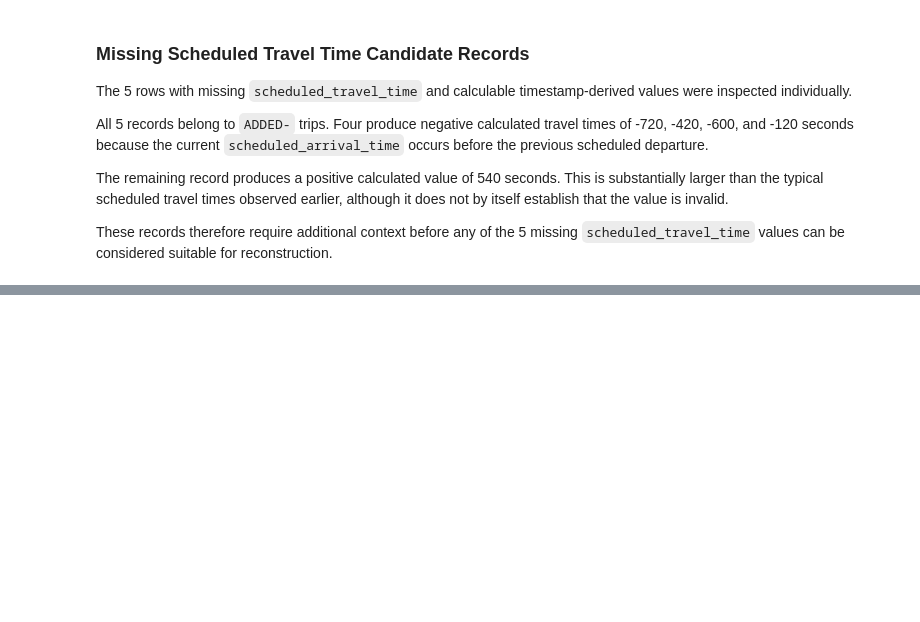
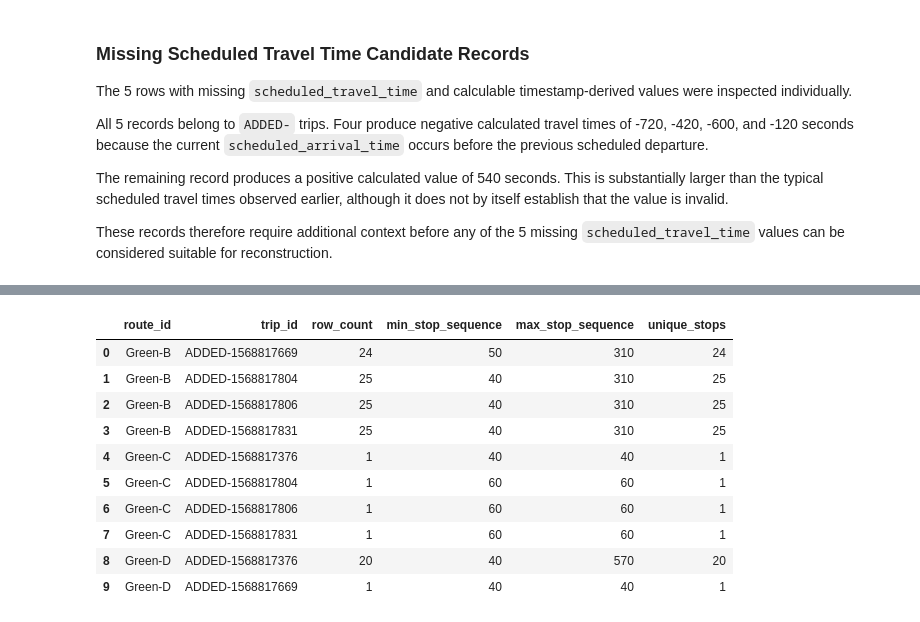
Before and after one commit to rahulcommit/mbta-subway-delay-analysis, a Jupyter notebook: notebooks/01_data_profile.ipynb, the cells around one changed output, grey strips where cells are left out. Drawn from its saved outputs; the diff is of its cells as text; code cells hidden in the pictures; blank space fills up the shorter version.

```diff
--- a/notebooks/01_data_profile.ipynb
+++ b/notebooks/01_data_profile.ipynb
@@ -2109,0 +2266,31 @@ These records therefore require additional context before any of the 5 missing `
+# %%
+scheduled_route_trip_context = (
+    scheduled_check[
+        scheduled_check["trip_id"].isin(
+            scheduled_missing_candidates["trip_id"]
+        )
+    ]
+    .groupby(["route_id", "trip_id"])
+    .agg(
+        row_count=("stop_sequence", "size"),
+        min_stop_sequence=("stop_sequence", "min"),
+        max_stop_sequence=("stop_sequence", "max"),
+        unique_stops=("stop_id", "nunique"),
+    )
+    .reset_index()
+    .sort_values(["route_id", "trip_id"])
+)
+
+scheduled_route_trip_context
+# %% [output]
+|  | route_id | trip_id | row_count | min_stop_sequence | max_stop_sequence | unique_stops |
+| 0 | Green-B | ADDED-1568817669 | 24 | 50 | 310 | 24 |
+| 1 | Green-B | ADDED-1568817804 | 25 | 40 | 310 | 25 |
+| 2 | Green-B | ADDED-1568817806 | 25 | 40 | 310 | 25 |
+| 3 | Green-B | ADDED-1568817831 | 25 | 40 | 310 | 25 |
+| 4 | Green-C | ADDED-1568817376 | 1 | 40 | 40 | 1 |
+| 5 | Green-C | ADDED-1568817804 | 1 | 60 | 60 | 1 |
+| 6 | Green-C | ADDED-1568817806 | 1 | 60 | 60 | 1 |
+| 7 | Green-C | ADDED-1568817831 | 1 | 60 | 60 | 1 |
+| 8 | Green-D | ADDED-1568817376 | 20 | 40 | 570 | 20 |
+| 9 | Green-D | ADDED-1568817669 | 1 | 40 | 40 | 1 |
```
Also changed, not shown: parts of 39 cells of this notebook.
